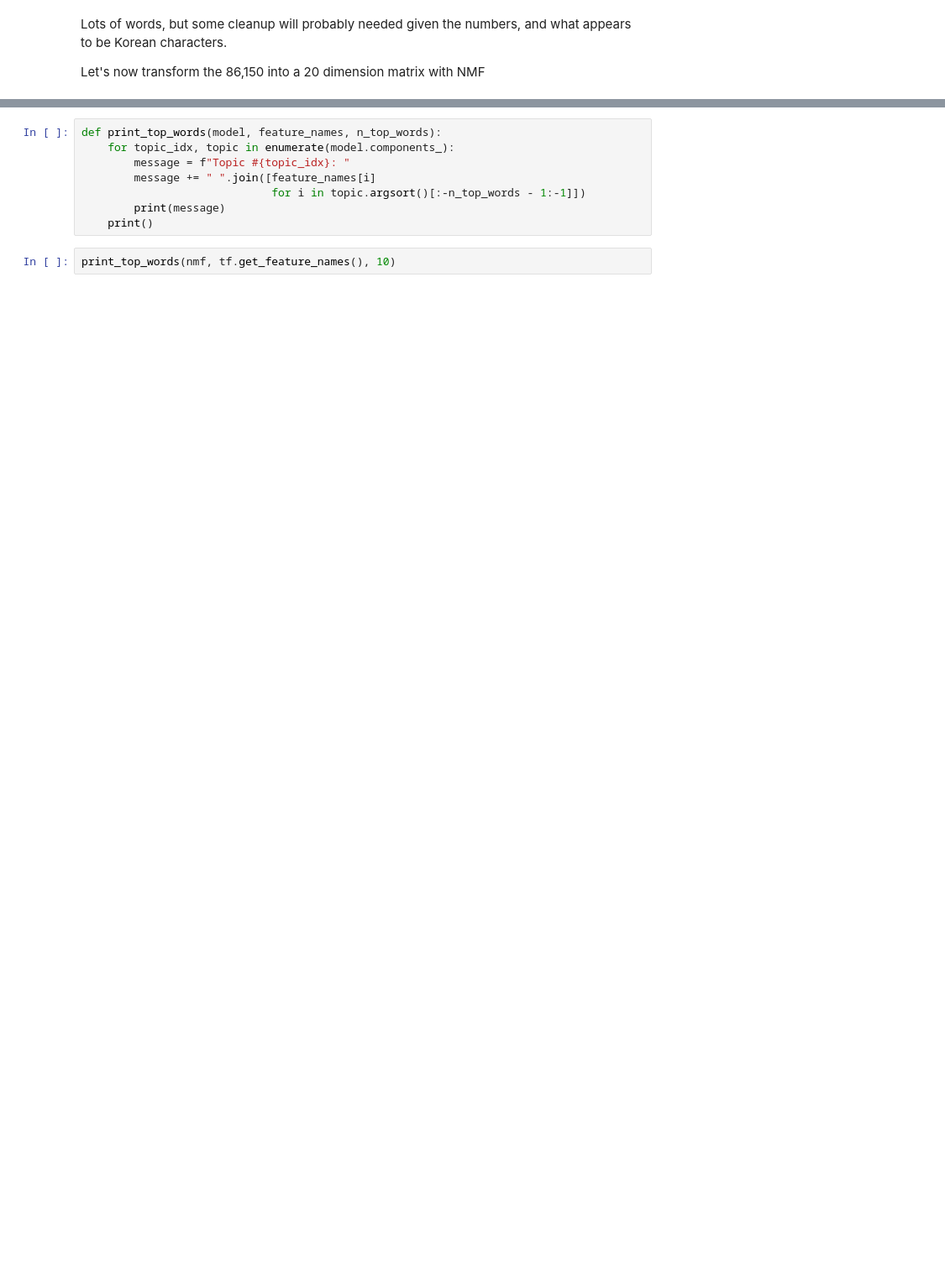
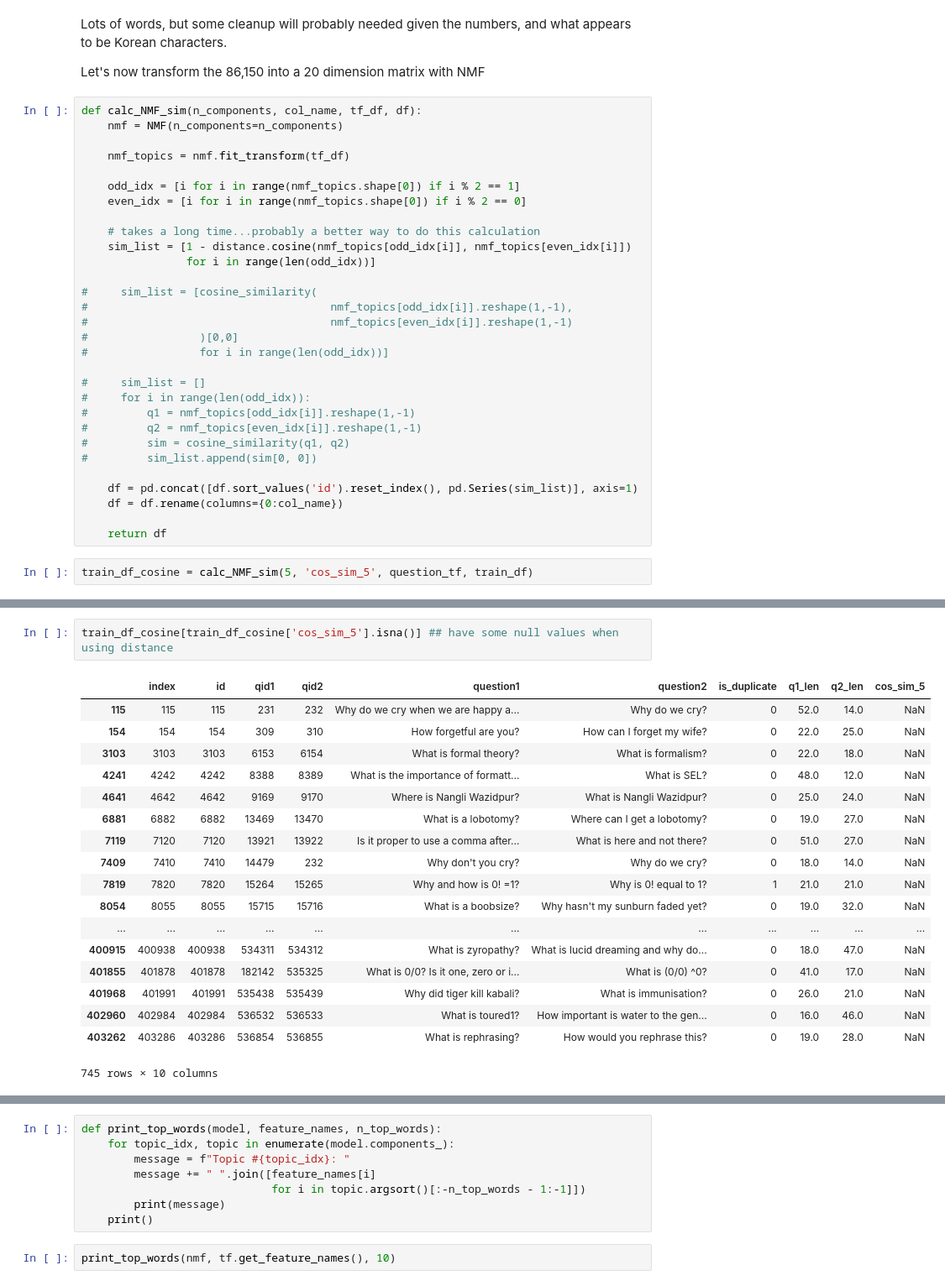
Before and after one commit to jason-sa/question_intent_classification, a Jupyter notebook: py_files/NMF model - MVP.ipynb, the cells around one changed output, grey strips where cells are left out. Shown: that part at 84% size. Saved outputs shown, nothing was run; the diff lists cells and outputs as text; blank space fills up the shorter version.

```diff
--- a/py_files/NMF model - MVP.ipynb
+++ b/py_files/NMF model - MVP.ipynb
@@ -80,3 +90,35 @@ len(tf.get_feature_names())
 Lots of words, but some cleanup will probably needed given the numbers, and what appears to be Korean characters.
 
 Let's now transform the 86,150 into a 20 dimension matrix with NMF
+# %%
+def calc_NMF_sim(n_components, col_name, tf_df, df):
+    nmf = NMF(n_components=n_components)
+
+    nmf_topics = nmf.fit_transform(tf_df)
+
+    odd_idx = [i for i in range(nmf_topics.shape[0]) if i % 2 == 1]
+    even_idx = [i for i in range(nmf_topics.shape[0]) if i % 2 == 0]
+
+    # takes a long time...probably a better way to do this calculation
+    sim_list = [1 - distance.cosine(nmf_topics[odd_idx[i]], nmf_topics[even_idx[i]])
+                for i in range(len(odd_idx))]
+
+#     sim_list = [cosine_similarity(
+#                                     nmf_topics[odd_idx[i]].reshape(1,-1),
+#                                     nmf_topics[even_idx[i]].reshape(1,-1)
+#                 )[0,0]
+#                 for i in range(len(odd_idx))]
+
+#     sim_list = []
+#     for i in range(len(odd_idx)):
+#         q1 = nmf_topics[odd_idx[i]].reshape(1,-1)
+#         q2 = nmf_topics[even_idx[i]].reshape(1,-1)
+#         sim = cosine_similarity(q1, q2)
+#         sim_list.append(sim[0, 0])
+
+    df = pd.concat([df.sort_values('id').reset_index(), pd.Series(sim_list)], axis=1)
+    df = df.rename(columns={0:col_name})
+
+    return df
+# %%
+train_df_cosine = calc_NMF_sim(5, 'cos_sim_5', question_tf, train_df)
@@ -82,0 +134,21 @@ Let's now transform the 86,150 into a 20 dimension matrix with NMF
+# %%
+train_df_cosine[train_df_cosine['cos_sim_5'].isna()] ## have some null values when using distance
+# %% [output]
+|  | index | id | qid1 | qid2 | question1 | question2 | is_duplicate | q1_len | q2_len | cos_sim_5 |
+| 115 | 115 | 115 | 231 | 232 | Why do we cry when we are happy a... | Why do we cry? | 0 | 52.0 | 14.0 | NaN |
+| 154 | 154 | 154 | 309 | 310 | How forgetful are you? | How can I forget my wife? | 0 | 22.0 | 25.0 | NaN |
+| 3103 | 3103 | 3103 | 6153 | 6154 | What is formal theory? | What is formalism? | 0 | 22.0 | 18.0 | NaN |
+| 4241 | 4242 | 4242 | 8388 | 8389 | What is the importance of formatt... | What is SEL? | 0 | 48.0 | 12.0 | NaN |
+| 4641 | 4642 | 4642 | 9169 | 9170 | Where is Nangli Wazidpur? | What is Nangli Wazidpur? | 0 | 25.0 | 24.0 | NaN |
+| 6881 | 6882 | 6882 | 13469 | 13470 | What is a lobotomy? | Where can I get a lobotomy? | 0 | 19.0 | 27.0 | NaN |
+| 7119 | 7120 | 7120 | 13921 | 13922 | Is it proper to use a comma after... | What is here and not there? | 0 | 51.0 | 27.0 | NaN |
+| 7409 | 7410 | 7410 | 14479 | 232 | Why don't you cry? | Why do we cry? | 0 | 18.0 | 14.0 | NaN |
+| 7819 | 7820 | 7820 | 15264 | 15265 | Why and how is 0! =1? | Why is 0! equal to 1? | 1 | 21.0 | 21.0 | NaN |
+| 8054 | 8055 | 8055 | 15715 | 15716 | What is a boobsize? | Why hasn't my sunburn faded yet? | 0 | 19.0 | 32.0 | NaN |
+| ... | ... | ... | ... | ... | ... | ... | ... | ... | ... | ... |
+| 400915 | 400938 | 400938 | 534311 | 534312 | What is zyropathy? | What is lucid dreaming and why do... | 0 | 18.0 | 47.0 | NaN |
+| 401855 | 401878 | 401878 | 182142 | 535325 | What is 0/0? Is it one, zero or i... | What is (0/0) ^0? | 0 | 41.0 | 17.0 | NaN |
+| 401968 | 401991 | 401991 | 535438 | 535439 | Why did tiger kill kabali? | What is immunisation? | 0 | 26.0 | 21.0 | NaN |
+| 402960 | 402984 | 402984 | 536532 | 536533 | What is toured1? | How important is water to the gen... | 0 | 16.0 | 46.0 | NaN |
+| 403262 | 403286 | 403286 | 536854 | 536855 | What is rephrasing? | How would you rephrase this? | 0 | 19.0 | 28.0 | NaN |
+745 rows × 10 columns
```
Also changed, not shown: parts of 24 cells of this notebook.
